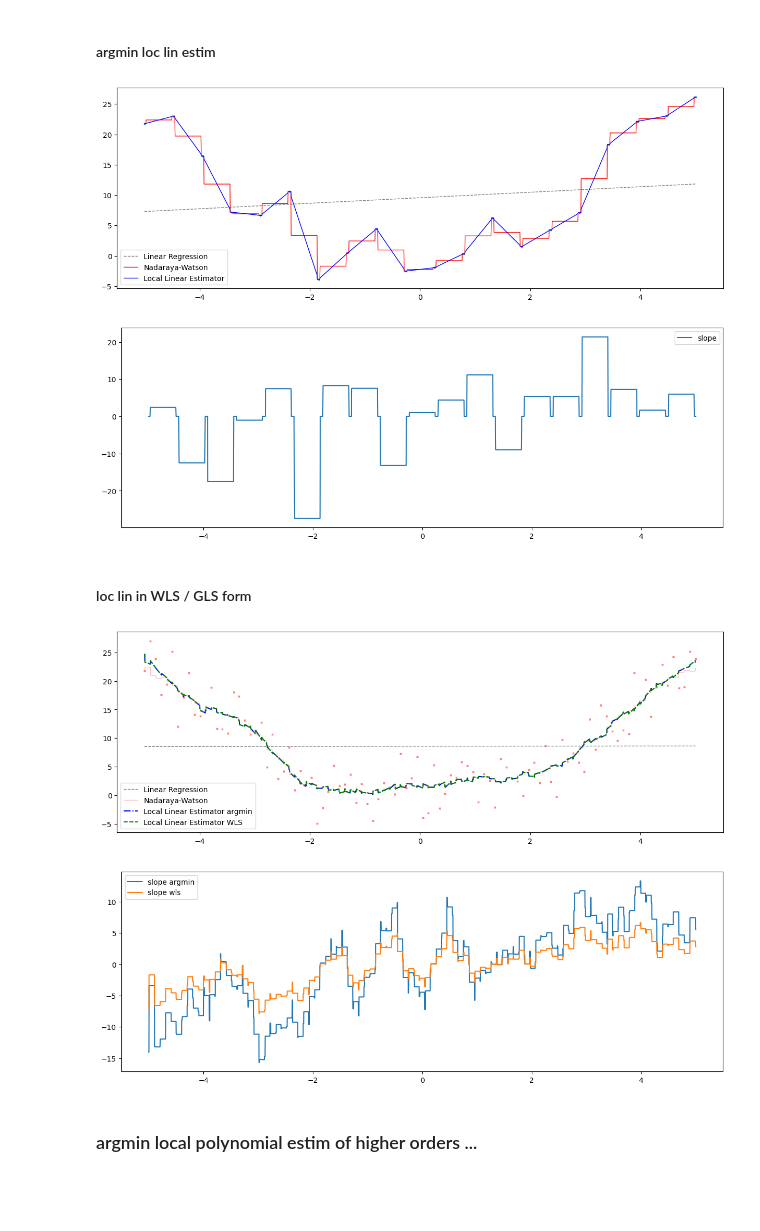
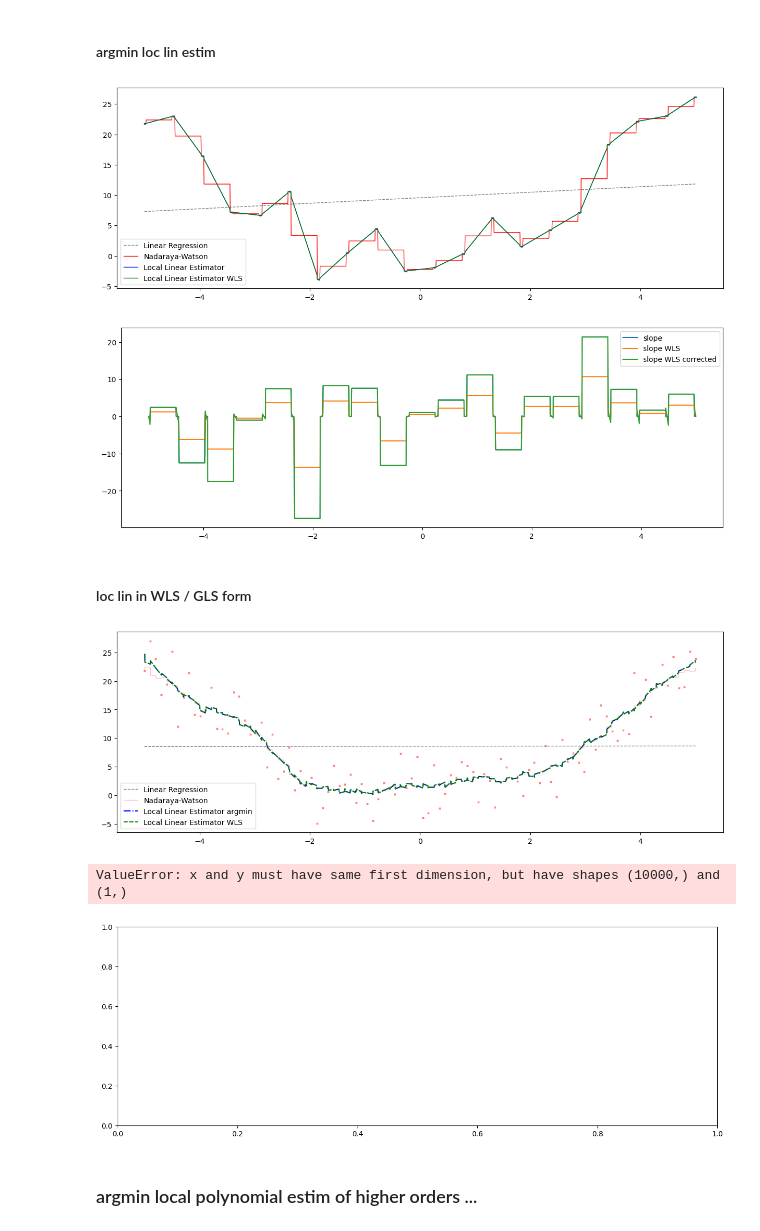
Before and after one commit to hikotei/Kernel-Simulations, a Jupyter notebook: 2023_12_12 NW.ipynb, the cells around one changed output. Saved outputs shown, nothing was run; the diff lists cells and outputs as text; code cells hidden in the pictures; blank space fills up the shorter version.

```diff
--- a/2023_12_12 NW.ipynb
+++ b/2023_12_12 NW.ipynb
@@ -405,6 +399,7 @@ h = 0.1 * (1 / np.pi)
 h = 0.5
 y_pred_nw = nadaraya_watson(x, y, x_pred, "rect", h=h)
 y_pred_ll, slope_argmin = loc_lin_estim_argmin(x, y, x_pred, "rect", h=h)
+y_pred_ll_wls, slope_wls = loc_lin_estim_wls(x, y, x_pred, "rect", h=h)
 
 # Plot the original data and the regression line
 plt.figure(figsize=(15, 5))
@@ -412,17 +407,20 @@ plt.scatter(x, y, s=3)
 plt.plot(x, y_pred, color="grey", ls="--", lw=1, label="Linear Regression")
 plt.plot(x_pred, y_pred_nw, color="red", lw=1, label="Nadaraya-Watson")
 plt.plot(x_pred, y_pred_ll, color="blue", lw=1, label="Local Linear Estimator")
+plt.plot(x_pred, y_pred_ll_wls, color="green", lw=1, label="Local Linear Estimator WLS")
 
 plt.legend()
 plt.show()
 
 plt.figure(figsize=(15, 5))
 plt.plot(x_pred, slope_argmin, label="slope")
+plt.plot(x_pred, slope_wls, label="slope WLS")
+plt.plot(x_pred, slope_wls/h, label="slope WLS corrected")
 plt.legend()
 plt.show()
 # %% [output]
-[figure, old version]
+[figure, new version]
-[figure, old version]
+[figure, new version]
 # %% [markdown]
 #### loc lin in WLS / GLS form
 # %%
@@ -492,36 +490,37 @@ y = x**2 + np.random.normal(0, 3, n)
 # Fit Linear Regression model
 model = LinearRegression()
 model.fit(x.reshape(-1, 1), y)
 y_pred = model.predict(x.reshape(-1, 1))
 
 # Use Nadaraya-Watson Estimator
 x_pred = np.linspace(x_min, x_max, n * 100)
 # print(f"making NW pred at {x_pred}")
 
 h = 0.1 * (1 / np.pi)
 h = 0.5
 y_pred_nw = nadaraya_watson(x, y, x_pred, "rect", h=h)
 y_pred_ll_argmin, weights_argmin = loc_lin_estim_argmin(x, y, x_pred, "rect", h=h)
 y_pred_ll_wls, weights_wls = loc_lin_estim_wls(x, y, x_pred, "rect", h=h)
 
 # Plot the original data and the regression line
 plt.figure(figsize=(15, 5))
 plt.scatter(x, y, s=5, marker='x', c='red', alpha=0.5)
 plt.plot(x, y_pred, color="grey", ls="--", lw=1, label="Linear Regression")
 plt.plot(x_pred, y_pred_nw, color="pink", lw=1, label="Nadaraya-Watson")
 plt.plot(x_pred, y_pred_ll_argmin, color="blue", lw=1.5, ls='-.', label="Local Linear Estimator argmin")
 plt.plot(x_pred, y_pred_ll_wls, color="green", lw=1.5, ls='--', label="Local Linear Estimator WLS")
 plt.legend()
 plt.show()
 
 plt.figure(figsize=(15, 5))
-plt.plot(x_pred, -weights_argmin[1], label="slope argmin")
-plt.plot(x_pred, -weights_wls[1], label="slope wls")
+plt.plot(x_pred, weights_argmin, label="slope argmin")
+plt.plot(x_pred, weights_wls, label="slope wls")
 plt.legend()
 plt.show()
 # %% [output]
 [figure]
+ValueError: x and y must have same first dimension, but have shapes (10000,) and (1,)
-[figure, old version]
+[figure, new version]
 # %%
 # simulation params
 n = 15
```
Also changed, not shown: parts of 1 cell of this notebook, 1 other file.
